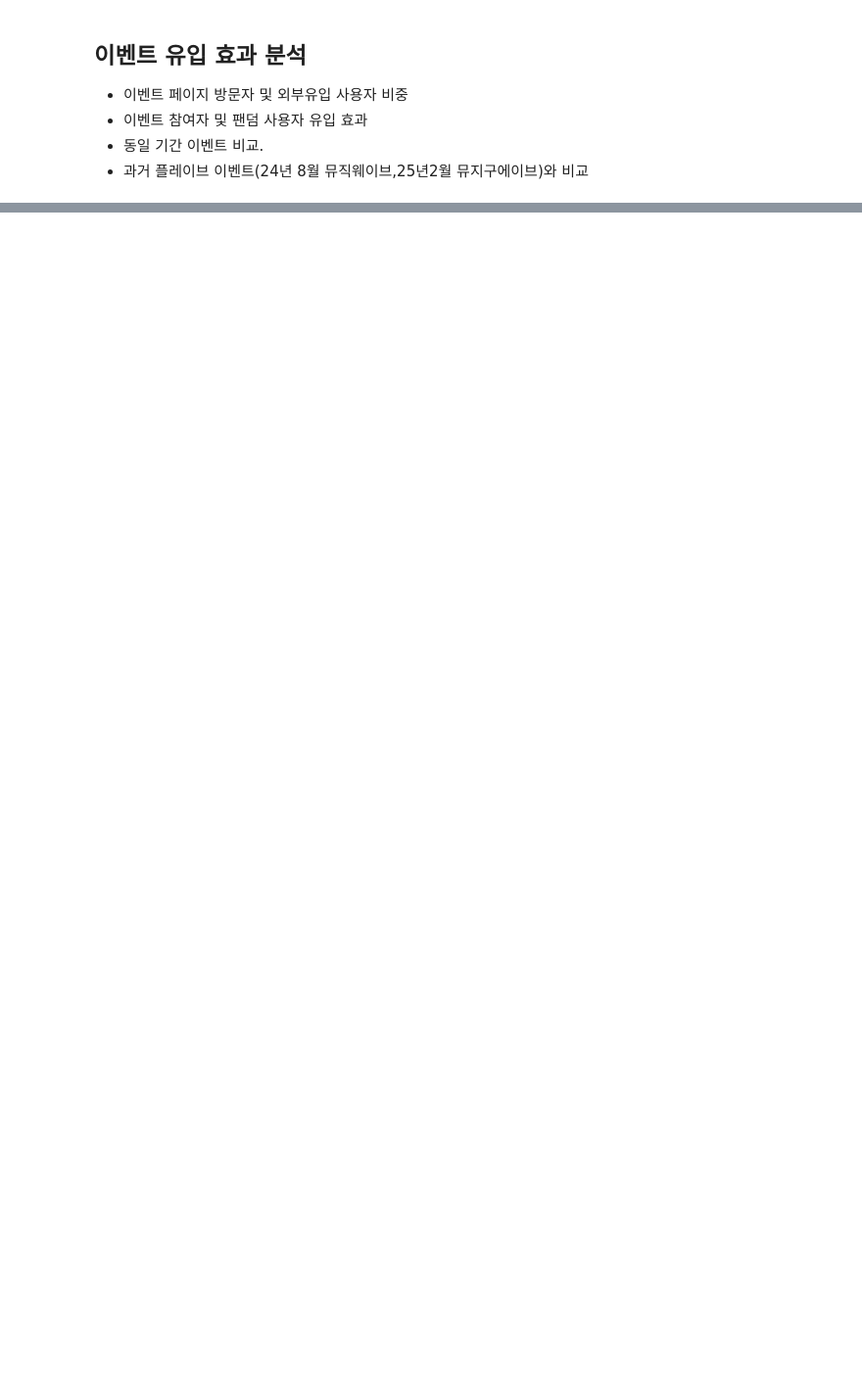
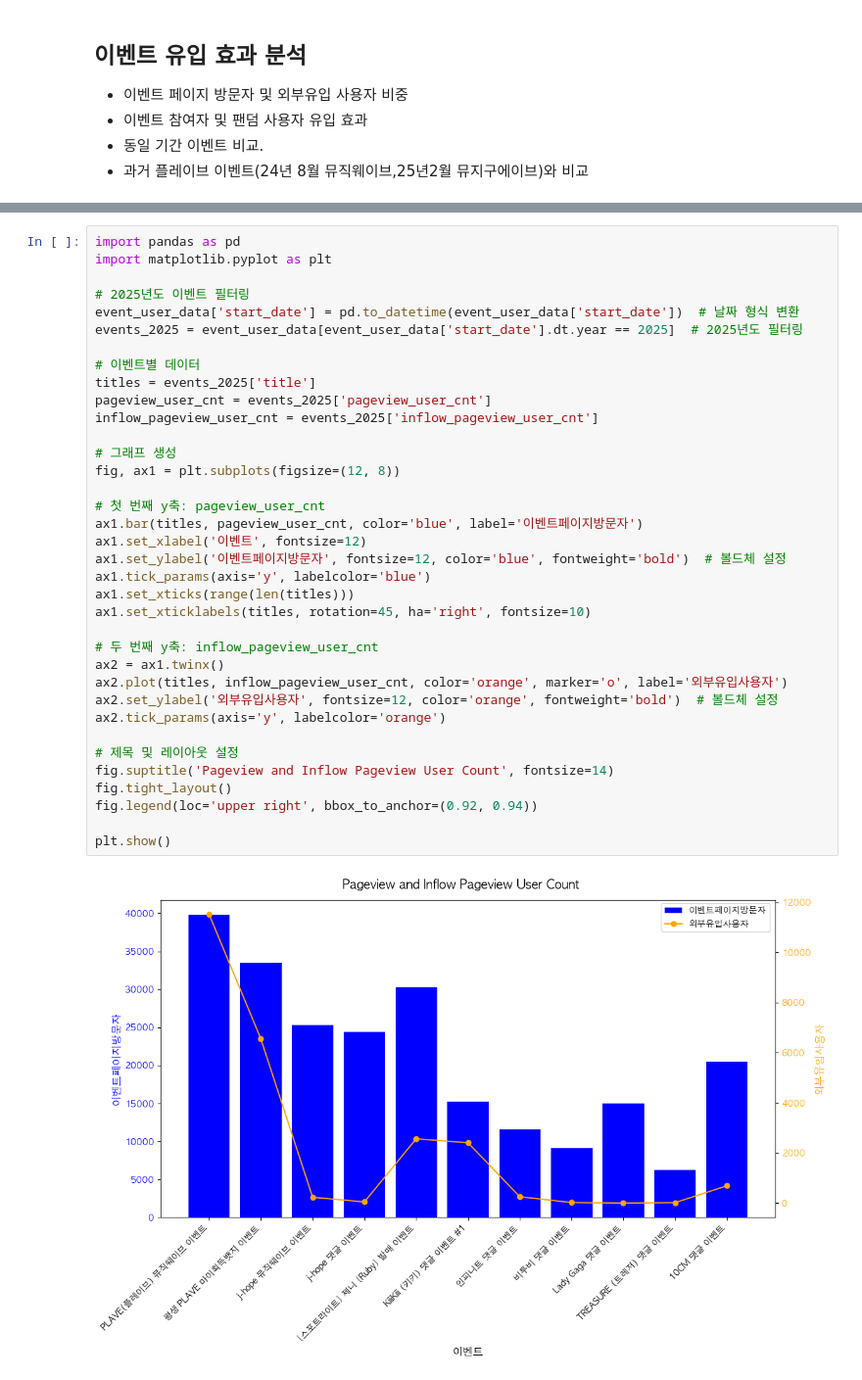
Before and after one commit to samuel-ch-data/music_analysis_project, a Jupyter notebook: 뮤직_분석_과제/plave_bedge_event_2025_user_analysis.ipynb, the cells around one changed output, grey strips where cells are left out. Shown at 98% size. Drawn from its saved outputs; the diff is of its cells as text; blank space fills up the shorter version.

```diff
--- a/뮤직_분석_과제/plave_bedge_event_2025_user_analysis.ipynb
+++ b/뮤직_분석_과제/plave_bedge_event_2025_user_analysis.ipynb
@@ -71,0 +424,38 @@ plt.show()
+# %%
+import pandas as pd
+import matplotlib.pyplot as plt
+
+# 2025년도 이벤트 필터링
+event_user_data['start_date'] = pd.to_datetime(event_user_data['start_date'])  # 날짜 형식 변환
+events_2025 = event_user_data[event_user_data['start_date'].dt.year == 2025]  # 2025년도 필터링
+
+# 이벤트별 데이터
+titles = events_2025['title']
+pageview_user_cnt = events_2025['pageview_user_cnt']
+inflow_pageview_user_cnt = events_2025['inflow_pageview_user_cnt']
+
+# 그래프 생성
+fig, ax1 = plt.subplots(figsize=(12, 8))
+
+# 첫 번째 y축: pageview_user_cnt
+ax1.bar(titles, pageview_user_cnt, color='blue', label='이벤트페이지방문자')
+ax1.set_xlabel('이벤트', fontsize=12)
+ax1.set_ylabel('이벤트페이지방문자', fontsize=12, color='blue', fontweight='bold')  # 볼드체 설정
+ax1.tick_params(axis='y', labelcolor='blue')
+ax1.set_xticks(range(len(titles)))
+ax1.set_xticklabels(titles, rotation=45, ha='right', fontsize=10)
+
+# 두 번째 y축: inflow_pageview_user_cnt
+ax2 = ax1.twinx()
+ax2.plot(titles, inflow_pageview_user_cnt, color='orange', marker='o', label='외부유입사용자')
+ax2.set_ylabel('외부유입사용자', fontsize=12, color='orange', fontweight='bold')  # 볼드체 설정
+ax2.tick_params(axis='y', labelcolor='orange')
+
+# 제목 및 레이아웃 설정
+fig.suptitle('Pageview and Inflow Pageview User Count', fontsize=14)
+fig.tight_layout()
+fig.legend(loc='upper right', bbox_to_anchor=(0.92, 0.94))
+
+plt.show()
+# %% [output]
+[figure, added]
```
Also changed, not shown: parts of 35 cells of this notebook.
